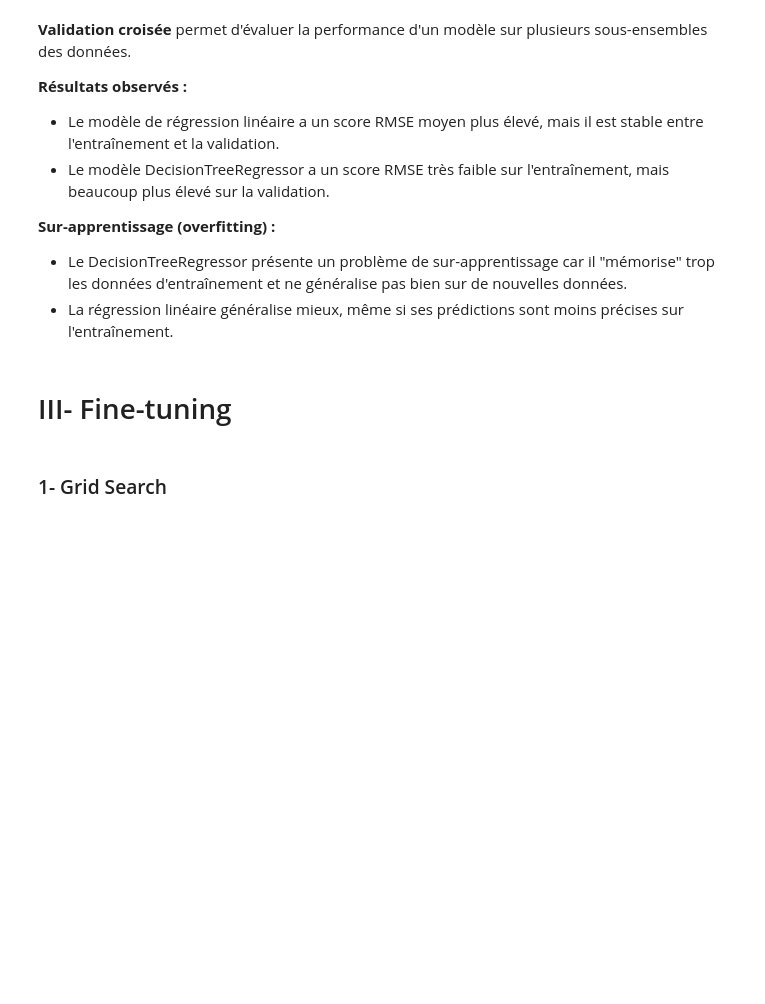
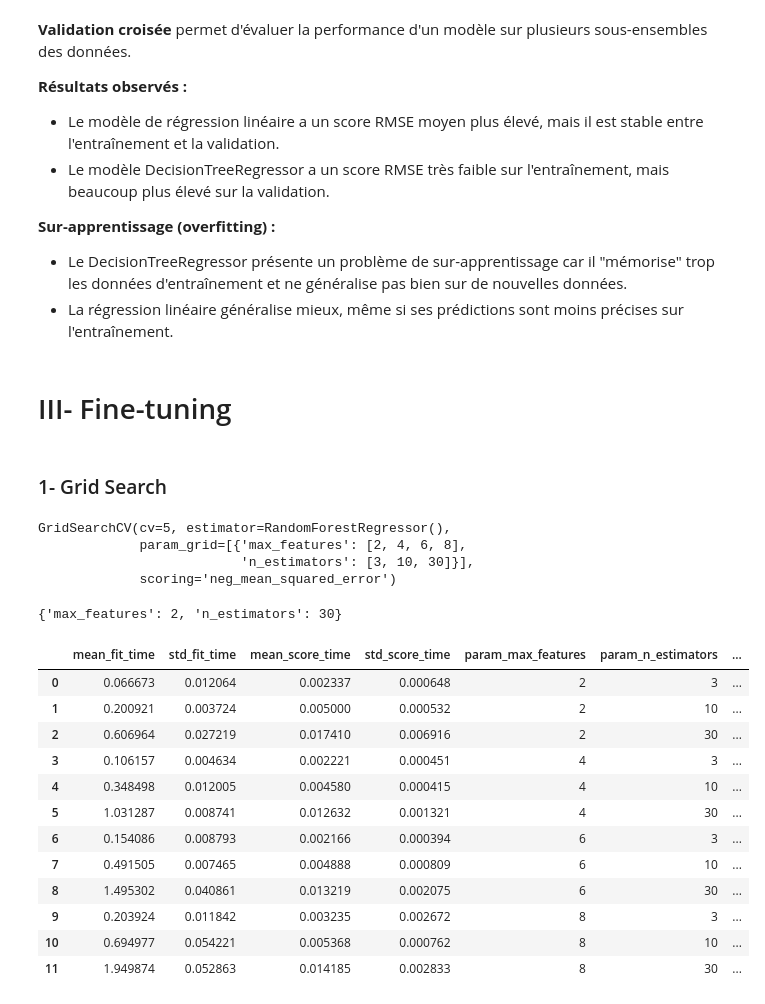
Before and after one commit to BreizhHardware/cours-ISEN-MD, a Jupyter notebook: ISEN/IA/CIPA4/TP/TP1/tp1_IA.ipynb, the cells around one changed output. Cells and saved outputs as stored; diff of their text form; code cells hidden in the pictures; blank space fills up the shorter version.

```diff
--- a/ISEN/IA/CIPA4/TP/TP1/tp1_IA.ipynb
+++ b/ISEN/IA/CIPA4/TP/TP1/tp1_IA.ipynb
@@ -378,3 +378,42 @@ np.float64(12328.770292432107)
 # III- Fine-tuning
 # %% [markdown]
 ### 1- Grid Search
+# %%
+from sklearn.ensemble import RandomForestRegressor
+
+random_forest_reg = RandomForestRegressor()
+
+param_grid = [
+    {'n_estimators': [3, 10, 30], 'max_features': [2, 4, 6, 8]},
+]
+
+from sklearn.model_selection import GridSearchCV
+
+grid_search = GridSearchCV(random_forest_reg, param_grid, cv=5, scoring='neg_mean_squared_error')
+
+grid_search.fit(input, output)
+# %% [output]
+GridSearchCV(cv=5, estimator=RandomForestRegressor(),
+             param_grid=[{'max_features': [2, 4, 6, 8],
+                          'n_estimators': [3, 10, 30]}],
+             scoring='neg_mean_squared_error')
+# %%
+print(grid_search.best_params_)
+# %% [output]
+{'max_features': 2, 'n_estimators': 30}
+# %%
+pd.DataFrame(grid_search.cv_results_)
+# %% [output]
+|  | mean_fit_time | std_fit_time | mean_score_time | std_score_time | param_max_features | param_n_estimators | ... |
+| 0 | 0.066673 | 0.012064 | 0.002337 | 0.000648 | 2 | 3 | ... |
+| 1 | 0.200921 | 0.003724 | 0.005000 | 0.000532 | 2 | 10 | ... |
+| 2 | 0.606964 | 0.027219 | 0.017410 | 0.006916 | 2 | 30 | ... |
+| 3 | 0.106157 | 0.004634 | 0.002221 | 0.000451 | 4 | 3 | ... |
+| 4 | 0.348498 | 0.012005 | 0.004580 | 0.000415 | 4 | 10 | ... |
+| 5 | 1.031287 | 0.008741 | 0.012632 | 0.001321 | 4 | 30 | ... |
+| 6 | 0.154086 | 0.008793 | 0.002166 | 0.000394 | 6 | 3 | ... |
+| 7 | 0.491505 | 0.007465 | 0.004888 | 0.000809 | 6 | 10 | ... |
+| 8 | 1.495302 | 0.040861 | 0.013219 | 0.002075 | 6 | 30 | ... |
+| 9 | 0.203924 | 0.011842 | 0.003235 | 0.002672 | 8 | 3 | ... |
+| 10 | 0.694977 | 0.054221 | 0.005368 | 0.000762 | 8 | 10 | ... |
+| 11 | 1.949874 | 0.052863 | 0.014185 | 0.002833 | 8 | 30 | ... |
```
